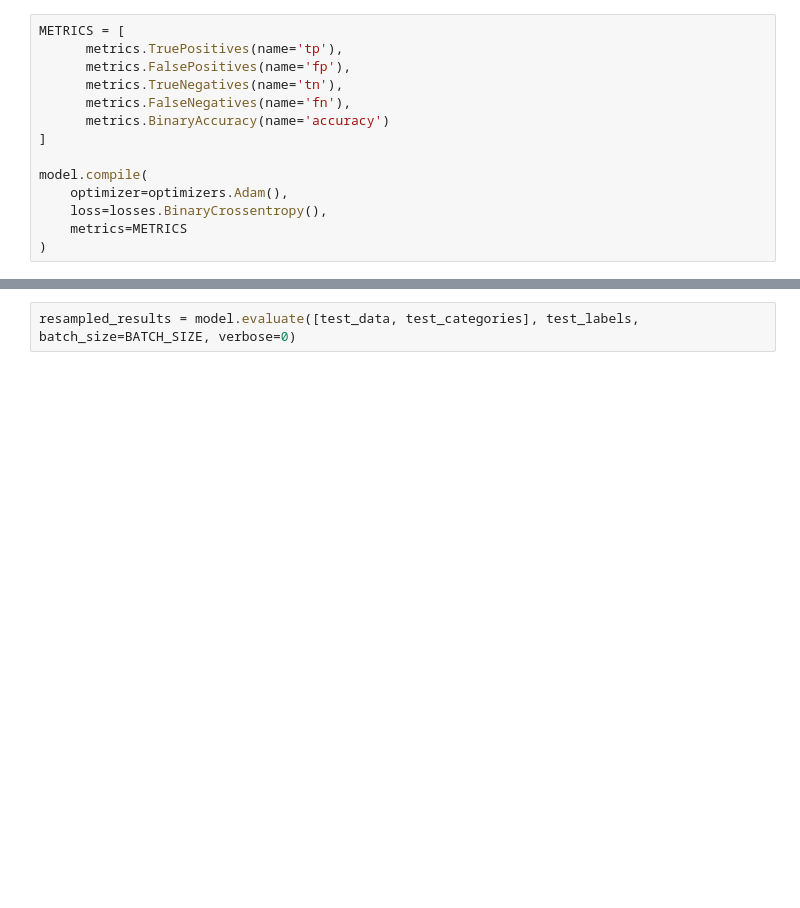
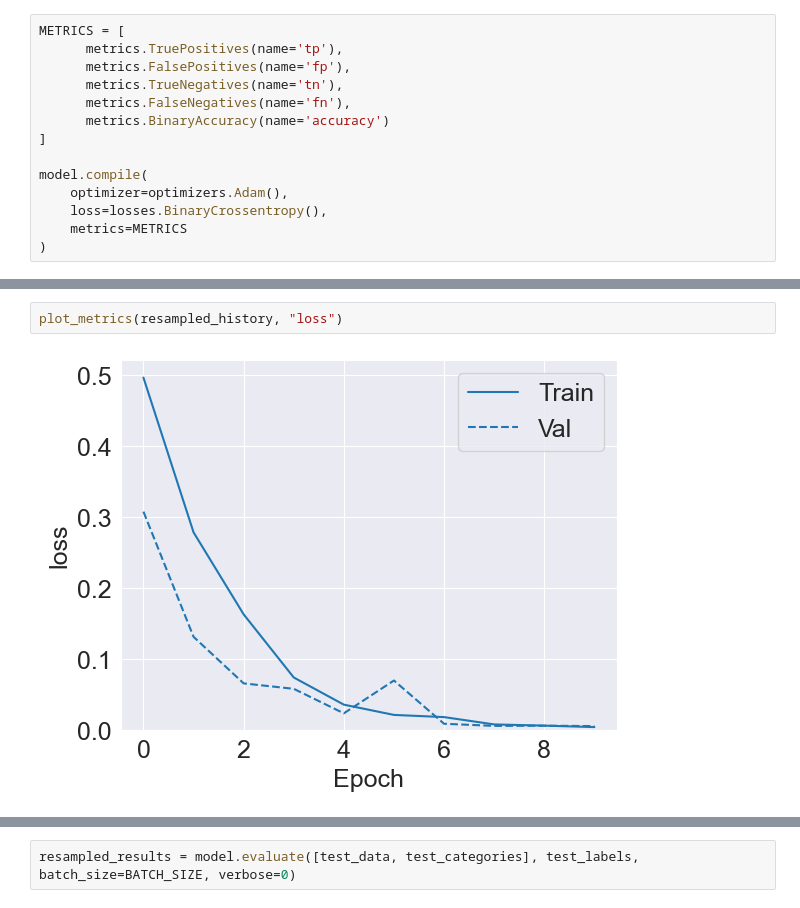
Before and after one commit to DragosStoican/Abnormal-Trajectory-Detection, a Jupyter notebook: LSTM_method.ipynb, the cells around one changed output, grey strips where cells are left out. Cells and saved outputs as stored; diff of their text form; blank space fills up the shorter version.

```diff
--- a/LSTM_method.ipynb
+++ b/LSTM_method.ipynb
@@ -261,0 +259,4 @@ plot_metrics(resampled_history)
+# %%
+plot_metrics(resampled_history, "loss")
+# %% [output]
+[figure, added]
```
Also changed, not shown: parts of 22 cells of this notebook, 14 other files.
